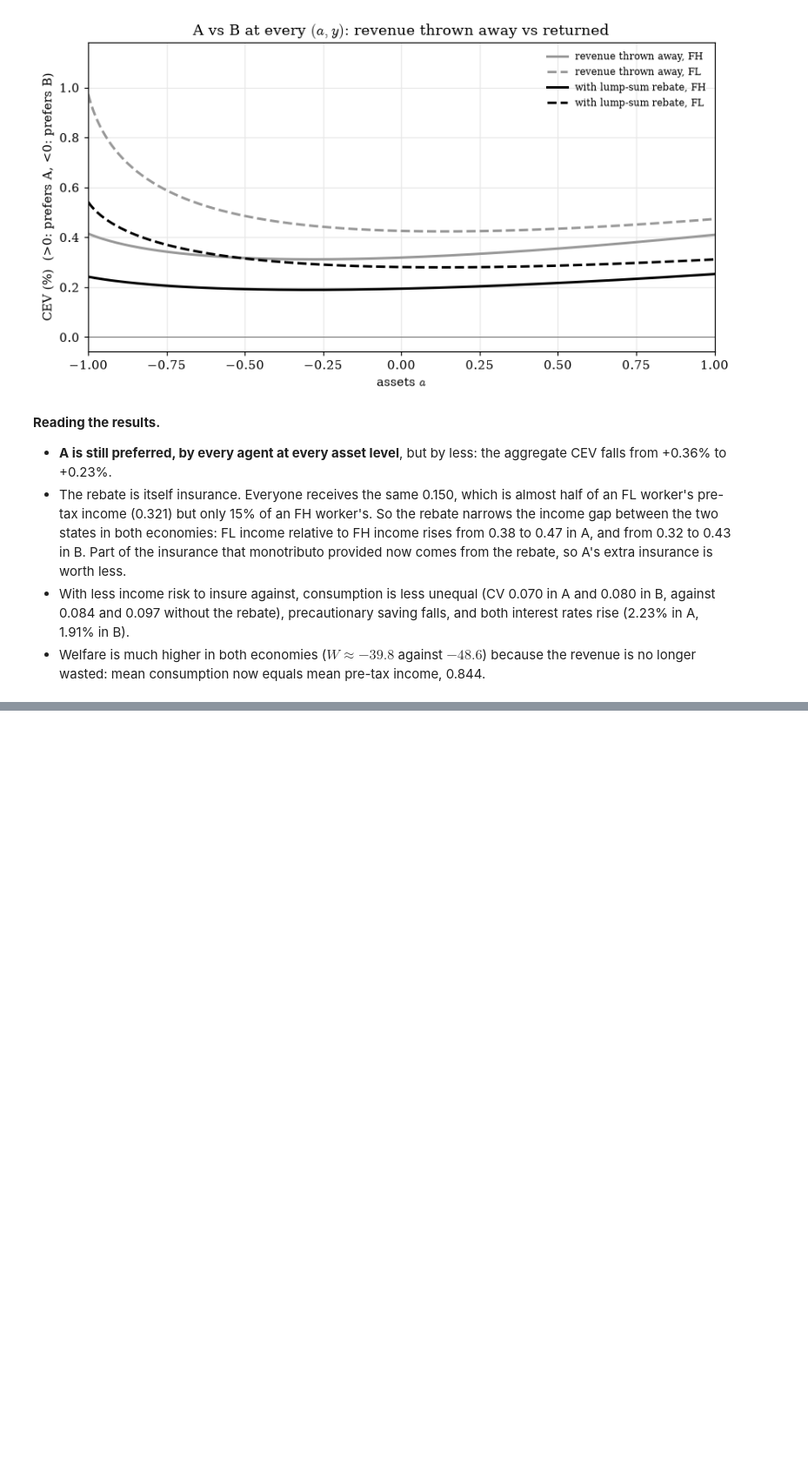
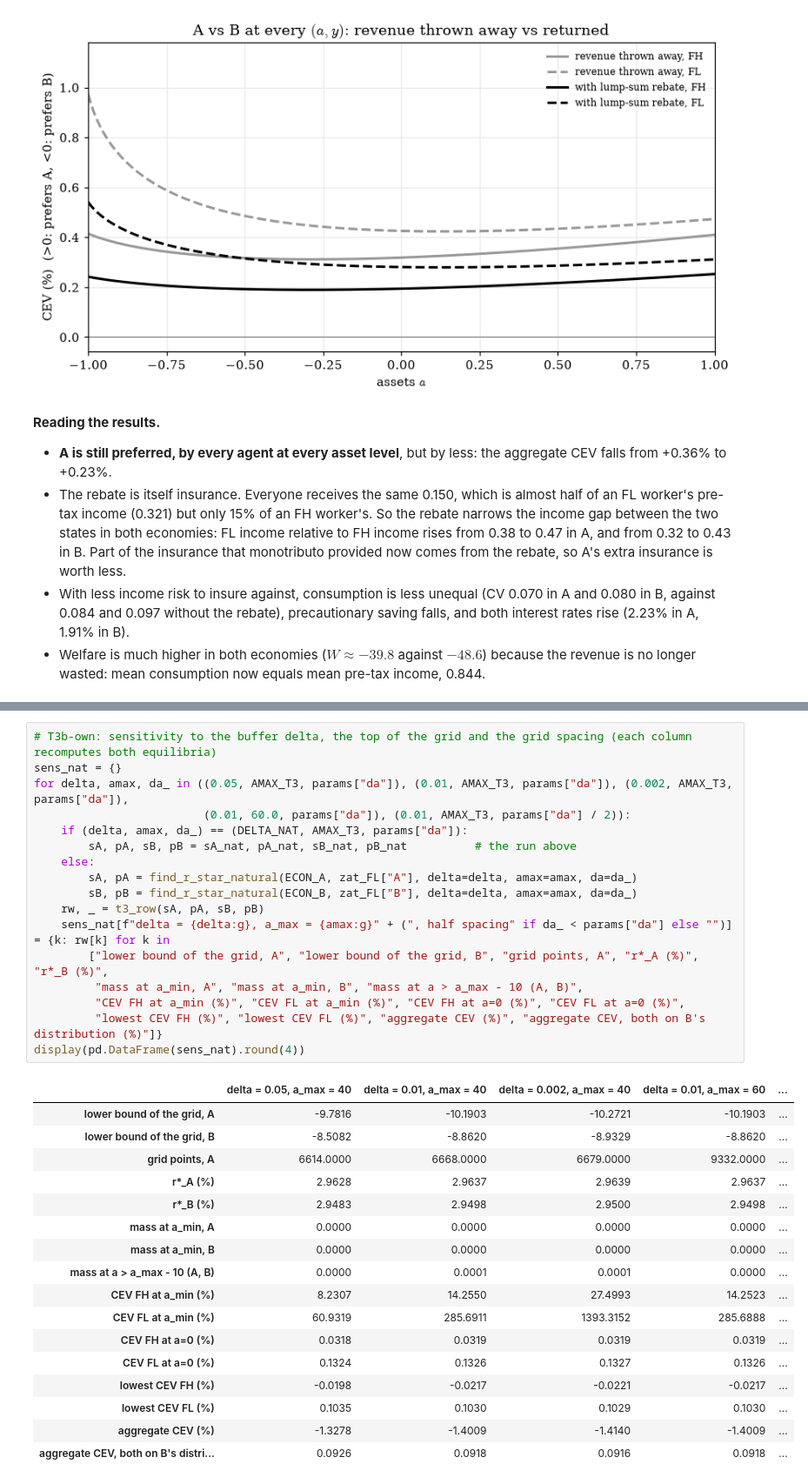
Before and after one commit to gtriberti9/Thesis_ArgFiscal, a Jupyter notebook: building_pipeline/formal_econ.ipynb, the cells around one changed output, grey strips where cells are left out. Shown at 87% size. Cells and saved outputs as stored; diff of their text form; blank space fills up the shorter version.

```diff
--- a/building_pipeline/formal_econ.ipynb
+++ b/building_pipeline/formal_econ.ipynb
@@ -1178,0 +1413,35 @@ plt.tight_layout(); plt.show()
+# %%
+# T3b-own: sensitivity to the buffer delta, the top of the grid and the grid spacing (each column recomputes both equilibria)
+sens_nat = {}
+for delta, amax, da_ in ((0.05, AMAX_T3, params["da"]), (0.01, AMAX_T3, params["da"]), (0.002, AMAX_T3, params["da"]),
+                         (0.01, 60.0, params["da"]), (0.01, AMAX_T3, params["da"] / 2)):
+    if (delta, amax, da_) == (DELTA_NAT, AMAX_T3, params["da"]):
+        sA, pA, sB, pB = sA_nat, pA_nat, sB_nat, pB_nat          # the run above
+    else:
+        sA, pA = find_r_star_natural(ECON_A, zat_FL["A"], delta=delta, amax=amax, da=da_)
+        sB, pB = find_r_star_natural(ECON_B, zat_FL["B"], delta=delta, amax=amax, da=da_)
+    rw, _ = t3_row(sA, pA, sB, pB)
+    sens_nat[f"delta = {delta:g}, a_max = {amax:g}" + (", half spacing" if da_ < params["da"] else "")] = {k: rw[k] for k in
+        ["lower bound of the grid, A", "lower bound of the grid, B", "grid points, A", "r*_A (%)", "r*_B (%)",
+         "mass at a_min, A", "mass at a_min, B", "mass at a > a_max - 10 (A, B)",
+         "CEV FH at a_min (%)", "CEV FL at a_min (%)", "CEV FH at a=0 (%)", "CEV FL at a=0 (%)",
+         "lowest CEV FH (%)", "lowest CEV FL (%)", "aggregate CEV (%)", "aggregate CEV, both on B's distribution (%)"]}
+display(pd.DataFrame(sens_nat).round(4))
+# %% [output]
+|  | delta = 0.05, a_max = 40 | delta = 0.01, a_max = 40 | delta = 0.002, a_max = 40 | delta = 0.01, a_max = 60 | ... |
+| lower bound of the grid, A | -9.7816 | -10.1903 | -10.2721 | -10.1903 | ... |
+| lower bound of the grid, B | -8.5082 | -8.8620 | -8.9329 | -8.8620 | ... |
+| grid points, A | 6614.0000 | 6668.0000 | 6679.0000 | 9332.0000 | ... |
+| r*_A (%) | 2.9628 | 2.9637 | 2.9639 | 2.9637 | ... |
+| r*_B (%) | 2.9483 | 2.9498 | 2.9500 | 2.9498 | ... |
+| mass at a_min, A | 0.0000 | 0.0000 | 0.0000 | 0.0000 | ... |
+| mass at a_min, B | 0.0000 | 0.0000 | 0.0000 | 0.0000 | ... |
+| mass at a > a_max - 10 (A, B) | 0.0000 | 0.0001 | 0.0001 | 0.0000 | ... |
+| CEV FH at a_min (%) | 8.2307 | 14.2550 | 27.4993 | 14.2523 | ... |
+| CEV FL at a_min (%) | 60.9319 | 285.6911 | 1393.3152 | 285.6888 | ... |
+| CEV FH at a=0 (%) | 0.0318 | 0.0319 | 0.0319 | 0.0319 | ... |
+| CEV FL at a=0 (%) | 0.1324 | 0.1326 | 0.1327 | 0.1326 | ... |
+| lowest CEV FH (%) | -0.0198 | -0.0217 | -0.0221 | -0.0217 | ... |
+| lowest CEV FL (%) | 0.1035 | 0.1030 | 0.1029 | 0.1030 | ... |
+| aggregate CEV (%) | -1.3278 | -1.4009 | -1.4140 | -1.4009 | ... |
+| aggregate CEV, both on B's distri... | 0.0926 | 0.0918 | 0.0916 | 0.0918 | ... |
```
Also changed, not shown: parts of 9 cells of this notebook, 1 other file.
